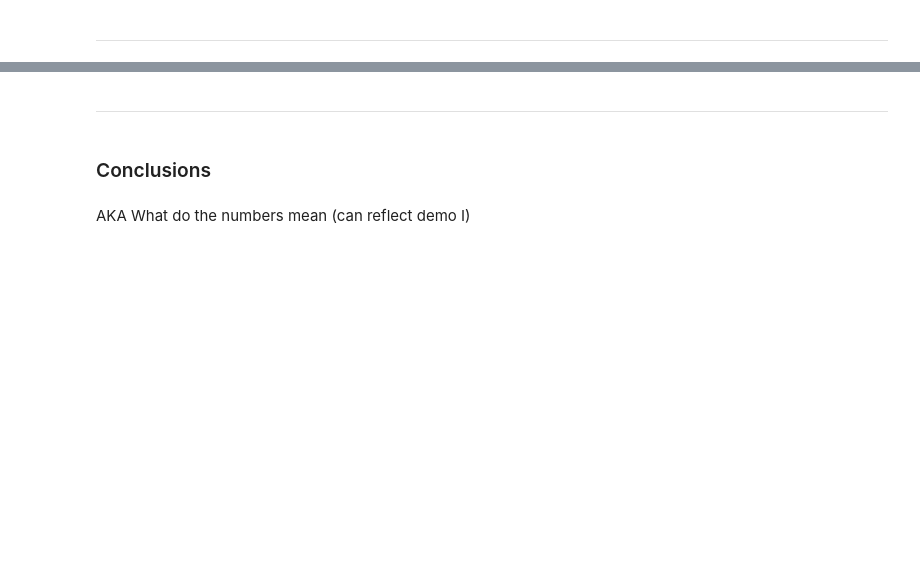
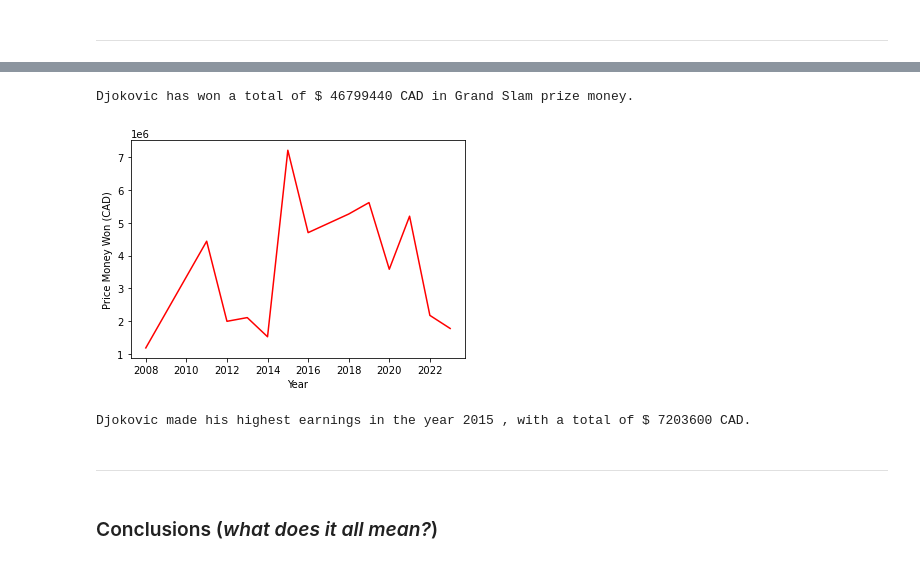
Before and after one commit to carnifast/demo-2, a Jupyter notebook: demo_2.ipynb, the cells around one changed output, grey strips where cells are left out. Drawn from its saved outputs; the diff is of its cells as text; code cells hidden in the pictures; blank space fills up the shorter version.

```diff
--- a/demo_2.ipynb
+++ b/demo_2.ipynb
@@ -88,0 +177,14 @@ df.head()
+# %%
+# Identify every Grand Slam that Djokovic has won (*hint*: there's a lot!) and store this in a new data frame.
+# I use the .loc() function to index the dataframe.
+# I use the .str.contains() function to identify every Grand Slam that Djokovic has won.
+# I store this data in a new dataframe called djokovic_wins and set the index to the YEAR column.
+djokovic_wins = winners.loc[winners['WINNER'].str.contains('Djokovic')]
+
+djokovic_wins.set_index('YEAR', inplace=True)
+# %%
+# Of this dataframe, retain only the columns containing the tournament and the price money won.
+# I use the .loc() function to index the dataframe.
+djokovic_wins = djokovic_wins.loc[:, ['TOURNAMENT', 'WINNER_PRIZE']]
+
+djokovic_wins.head()
@@ -89,6 +199,64 @@ df.head()
+# %%
+# For each Grand Slam earning, convert price money to CAD. Add together the price money won.
+# Loop through the dataframe and identify what currency of the price money based on the tournament.
+
+# Create a new column called 'WINNER_PRIZE_CAD' and set it equal to 0.
+djokovic_wins['WINNER_PRIZE_CAD'] = 0
+
+# Create a for loop to iterate through the dataframe.
+# Use an if statement to check the currency of the price money based on the tournament.
+# NOTE: the conversion rates are based on the current exchange rate.
+# If the currency is USD, multiply the price money by 1.37 to convert to CAD.
+# If the currency is EUR, multiply the price money by 1.45 to convert to CAD.
+# If the currency is GBP, multiply the price money by 1.67 to convert to CAD.
+# If the currency is AUD, multiply the price money by 0.87 to convert to CAD.
+
+for i in djokovic_wins['WINNER_PRIZE']:
+    if i == 'U.S. OPEN':
+        djokovic_wins['WINNER_PRIZE_CAD'] = djokovic_wins['WINNER_PRIZE'] * 1.37
+
+    if i == 'French Open':
+        djokovic_wins['WINNER_PRIZE_CAD'] = djokovic_wins['WINNER_PRIZE'] * 1.45
+
+    if i == 'Wimbledon':
+        djokovic_wins['WINNER_PRIZE_CAD'] = djokovic_wins['WINNER_PRIZE'] * 1.67
+
+    else:
+        djokovic_wins['WINNER_PRIZE_CAD'] = djokovic_wins['WINNER_PRIZE'] * 0.87
+
+# Add together the price money won in CAD.
+# I use the .sum() function to add together the price money won in CAD.
+djokovic_total_winnings_CAD = djokovic_wins['WINNER_PRIZE_CAD'].sum()
+
+# print the value as an integer in a statement.
+print('Djokovic has won a total of $', int(djokovic_total_winnings_CAD), 'CAD in Grand Slam prize money.')
+# %% [output]
+Djokovic has won a total of $ 46799440 CAD in Grand Slam prize money.
+# %%
+# Identify in which year Djokovic made his highest earnings.
+# Calculate price money won for each year.
+# I use the .groupby() function to group the dataframe by year.
+# I use the .sum() function to add together the price money won in CAD for each year.
+djokovic_wins_by_year = djokovic_wins.groupby('YEAR').sum()
+
+# Identify the year in which Djokovic made his highest earnings.
+# I use the .idxmax() function to identify the year in which Djokovic made his highest earnings.
+djokovic_highest_earnings = djokovic_wins_by_year['WINNER_PRIZE_CAD'].idxmax()
+
+# Visualize the data by creating a red line plot. Point out the year in which Djokovic made his highest earnings with an arrow.
+# I use the plt.plot() function to create a line plot.
+# I use the plt.show() function to display the plot.
+plt.plot(djokovic_wins_by_year['WINNER_PRIZE_CAD'], color='red')
+plt.xlabel('Year')
+plt.ylabel('Price Money Won (CAD)')
+plt.show()
+
+# print the value as an integer in a statement.
+print('Djokovic made his highest earnings in the year', int(djokovic_highest_earnings), ', with a total of $', int(djokovic_wins_by_year['WINNER_PRIZE_CAD'].max()), 'CAD.')
+# %% [output]
+[figure, added]
+Djokovic made his highest earnings in the year 2015 , with a total of $ 7203600 CAD.
 # %% [markdown]
 ---
-# %% [markdown]
-### Conclusions
-# %% [markdown]
-AKA What do the numbers mean (can reflect demo I)
+# %% [markdown]
+### Conclusions (*what does it all mean?*)
```
Also changed, not shown: parts of 32 cells of this notebook.
